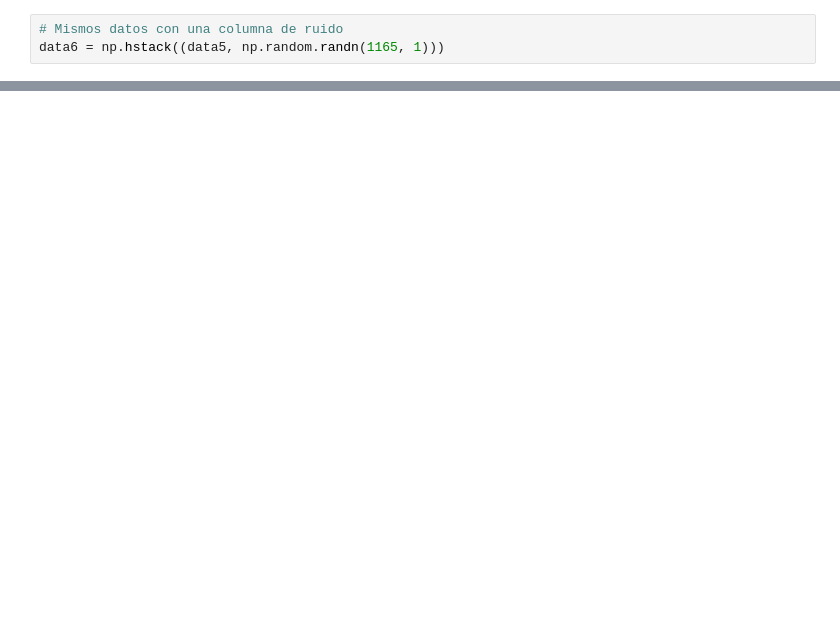
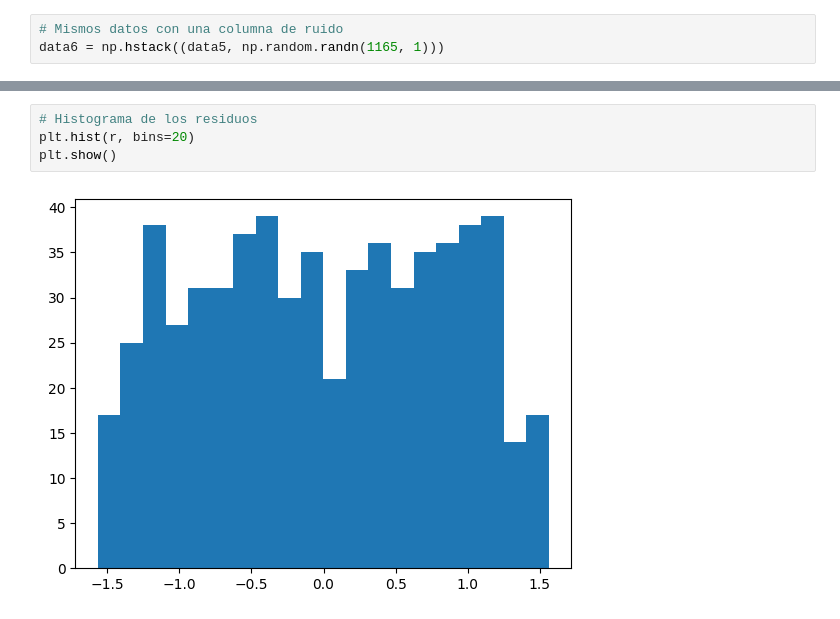
Before and after one commit to cmperdomo17/Regresion-Lineal, a Jupyter notebook: Ajuste Lineal/Ajuste_Lineal.ipynb, the cells around one changed output, grey strips where cells are left out. Cells and saved outputs as stored; diff of their text form; blank space fills up the shorter version.

```diff
--- a/Ajuste Lineal/Ajuste_Lineal.ipynb
+++ b/Ajuste Lineal/Ajuste_Lineal.ipynb
@@ -160,0 +286,6 @@ x = np.delete(x, i, axis=0)
+# %%
+# Histograma de los residuos
+plt.hist(r, bins=20)
+plt.show()
+# %% [output]
+[figure, added]
```
Also changed, not shown: parts of 25 cells of this notebook, 6 other files.
